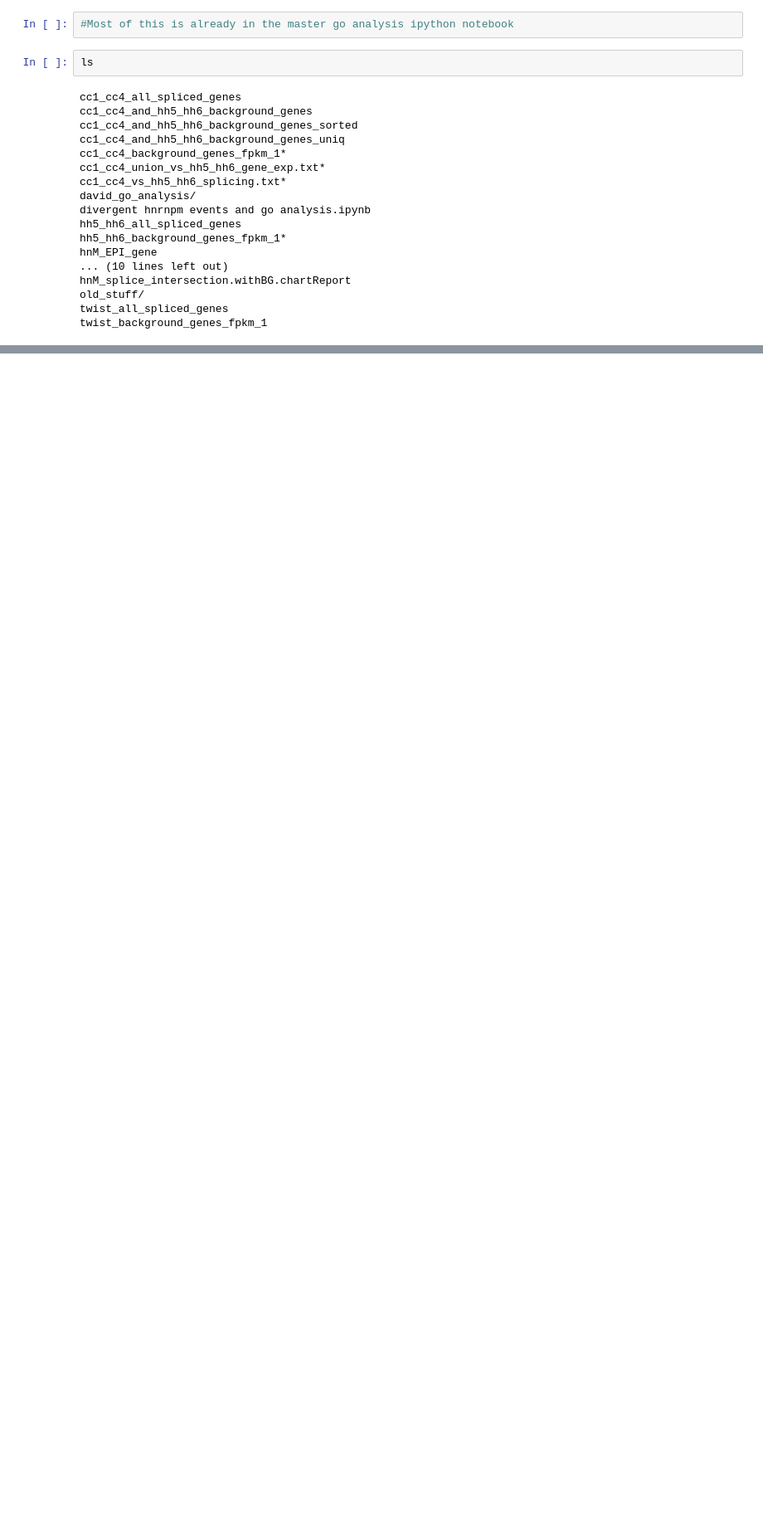
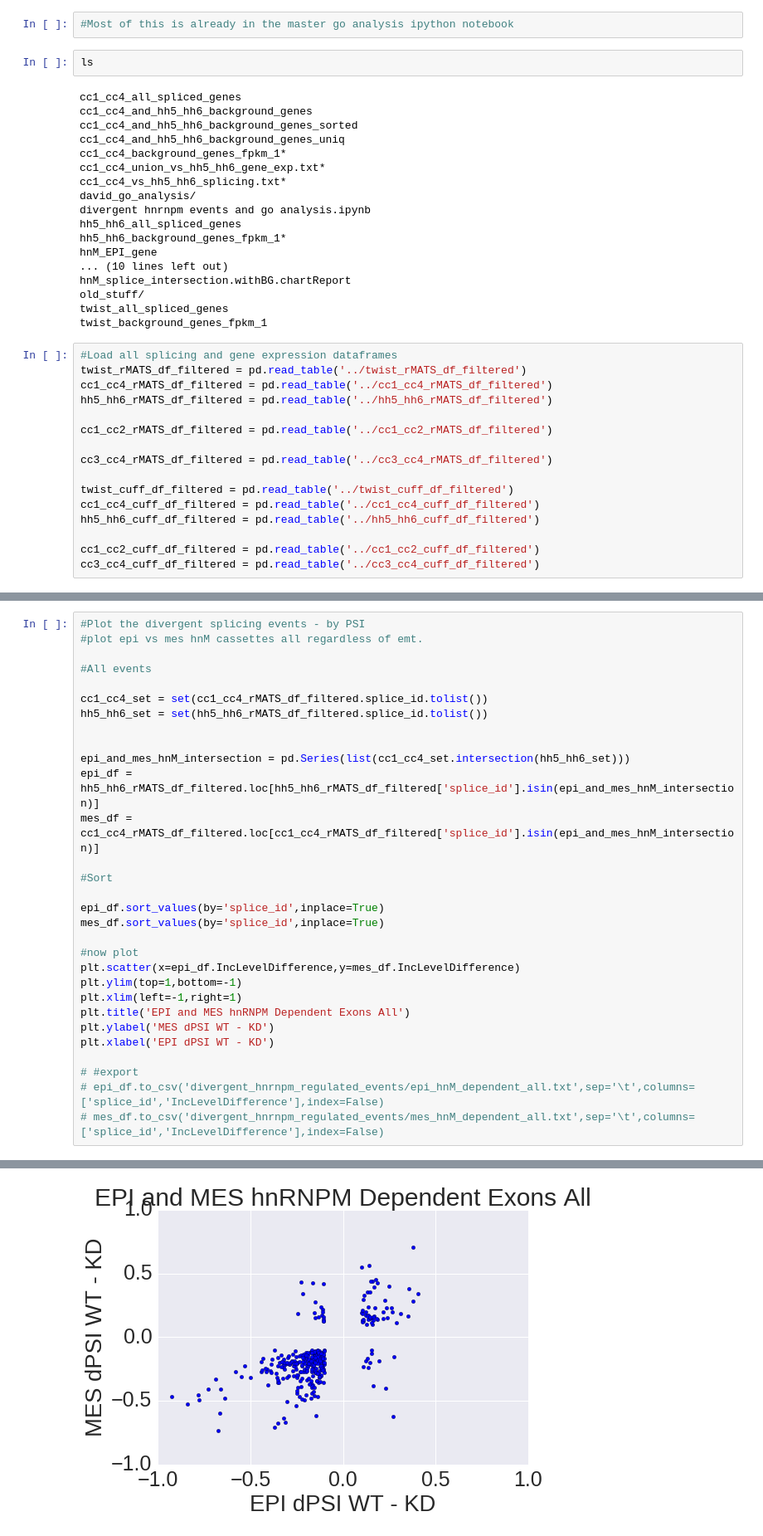
Before and after one commit to seharvey2012/programmatic_analysis, a Jupyter notebook: getting_clipper_to_work/clipper_runs_working_with_individual_rt_stops/divergent_hnrnpm_regulated_events/divergent hnrnpm events and go analysis.ipynb, the cells around one changed output, grey strips where cells are left out. Shown at 83% size. Saved outputs shown, nothing was run; the diff lists cells and outputs as text; blank space fills up the shorter version.

```diff
--- a/getting_clipper_to_work/clipper_runs_working_with_individual_rt_stops/divergent_hnrnpm_regulated_events/divergent hnrnpm events and go analysis.ipynb
+++ b/getting_clipper_to_work/clipper_runs_working_with_individual_rt_stops/divergent_hnrnpm_regulated_events/divergent hnrnpm events and go analysis.ipynb
@@ -47,3 +49,19 @@ hnM_splice_intersection.withBG.chartReport
 old_stuff/
 twist_all_spliced_genes
 twist_background_genes_fpkm_1
+# %%
+#Load all splicing and gene expression dataframes
+twist_rMATS_df_filtered = pd.read_table('../twist_rMATS_df_filtered')
+cc1_cc4_rMATS_df_filtered = pd.read_table('../cc1_cc4_rMATS_df_filtered')
+hh5_hh6_rMATS_df_filtered = pd.read_table('../hh5_hh6_rMATS_df_filtered')
+
+cc1_cc2_rMATS_df_filtered = pd.read_table('../cc1_cc2_rMATS_df_filtered')
+
+cc3_cc4_rMATS_df_filtered = pd.read_table('../cc3_cc4_rMATS_df_filtered')
+
+twist_cuff_df_filtered = pd.read_table('../twist_cuff_df_filtered')
+cc1_cc4_cuff_df_filtered = pd.read_table('../cc1_cc4_cuff_df_filtered')
+hh5_hh6_cuff_df_filtered = pd.read_table('../hh5_hh6_cuff_df_filtered')
+
+cc1_cc2_cuff_df_filtered = pd.read_table('../cc1_cc2_cuff_df_filtered')
+cc3_cc4_cuff_df_filtered = pd.read_table('../cc3_cc4_cuff_df_filtered')
@@ -49,0 +70,31 @@ twist_background_genes_fpkm_1
+# %%
+#Plot the divergent splicing events - by PSI
+#plot epi vs mes hnM cassettes all regardless of emt.
+
+#All events
+
+cc1_cc4_set = set(cc1_cc4_rMATS_df_filtered.splice_id.tolist())
+hh5_hh6_set = set(hh5_hh6_rMATS_df_filtered.splice_id.tolist())
+
+
+epi_and_mes_hnM_intersection = pd.Series(list(cc1_cc4_set.intersection(hh5_hh6_set)))
+epi_df = hh5_hh6_rMATS_df_filtered.loc[hh5_hh6_rMATS_df_filtered['splice_id'].isin(epi_and_mes_hnM_intersection)]
+mes_df = cc1_cc4_rMATS_df_filtered.loc[cc1_cc4_rMATS_df_filtered['splice_id'].isin(epi_and_mes_hnM_intersection)]
+
+#Sort
+
+epi_df.sort_values(by='splice_id',inplace=True)
+mes_df.sort_values(by='splice_id',inplace=True)
+
+#now plot
+plt.scatter(x=epi_df.IncLevelDifference,y=mes_df.IncLevelDifference)
+plt.ylim(top=1,bottom=-1)
+plt.xlim(left=-1,right=1)
+plt.title('EPI and MES hnRNPM Dependent Exons All')
+plt.ylabel('MES dPSI WT - KD')
+plt.xlabel('EPI dPSI WT - KD')
+
+# #export
+# epi_df.to_csv('divergent_hnrnpm_regulated_events/epi_hnM_dependent_all.txt',sep='\t',columns=['splice_id','IncLevelDifference'],index=False)
+# mes_df.to_csv('divergent_hnrnpm_regulated_events/mes_hnM_dependent_all.txt',sep='\t',columns=['splice_id','IncLevelDifference'],index=False)
+# %% [output]
@@ -49,0 +102 @@ twist_background_genes_fpkm_1
+[figure, added]
```
Also changed, not shown: parts of 24 cells of this notebook, 2 other files.
